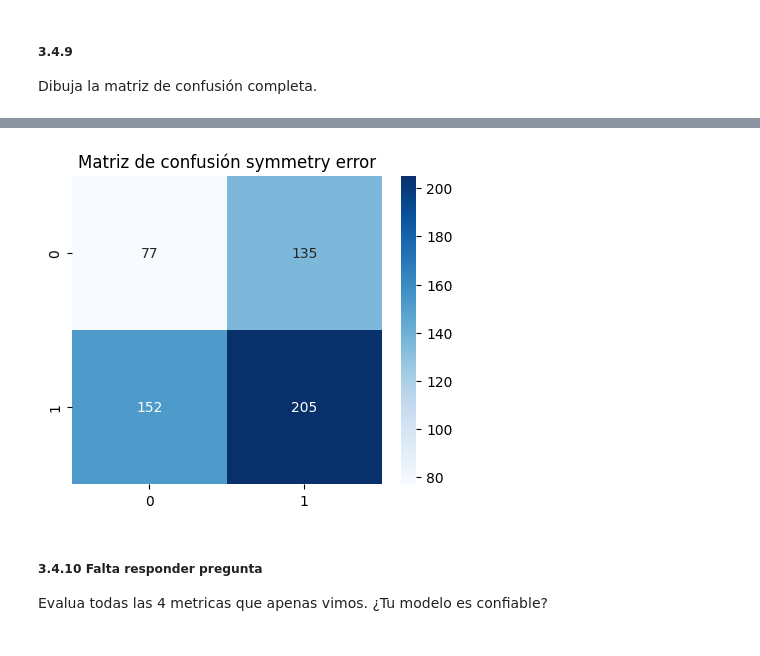
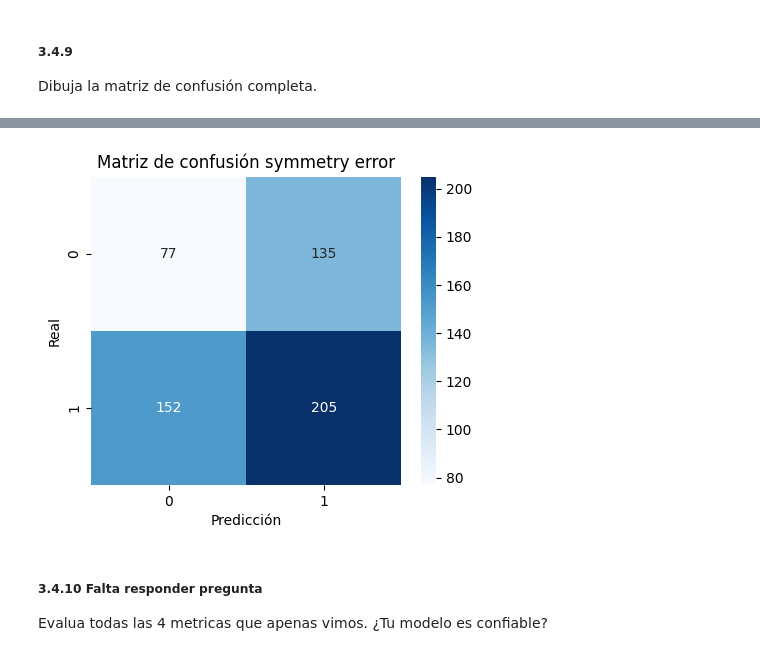
Before and after one commit to RodrigoRiveraRico/data_science_FCiencias, a Jupyter notebook: Clase_5/Clase_5.ipynb, the cells around one changed output, grey strips where cells are left out. Drawn from its saved outputs; the diff is of its cells as text; code cells hidden in the pictures.

```diff
--- a/Clase_5/Clase_5.ipynb
+++ b/Clase_5/Clase_5.ipynb
@@ -338,13 +342,15 @@ plt.show()
 # %%
 # Para symmetry error
 mc_baja_corr = [[TN_baja_corr.shape[0], FP_baja_corr.shape[0]],
                 [FN_baja_corr.shape[0], TP_baja_corr.shape[0]]]
 plt.figure(figsize=(5,4))
 sns.heatmap(mc_baja_corr, annot=True, fmt='d', cmap='Blues')
 plt.title('Matriz de confusión '+baja_corr.name)
+plt.xlabel('Predicción')
+plt.ylabel('Real')
 plt.show()
 # %% [output]
-[figure, old version]
+[figure, new version]
 # %% [markdown]
 ##### 3.4.10 Falta responder pregunta
 
```
Also changed, not shown: parts of 9 cells of this notebook.
